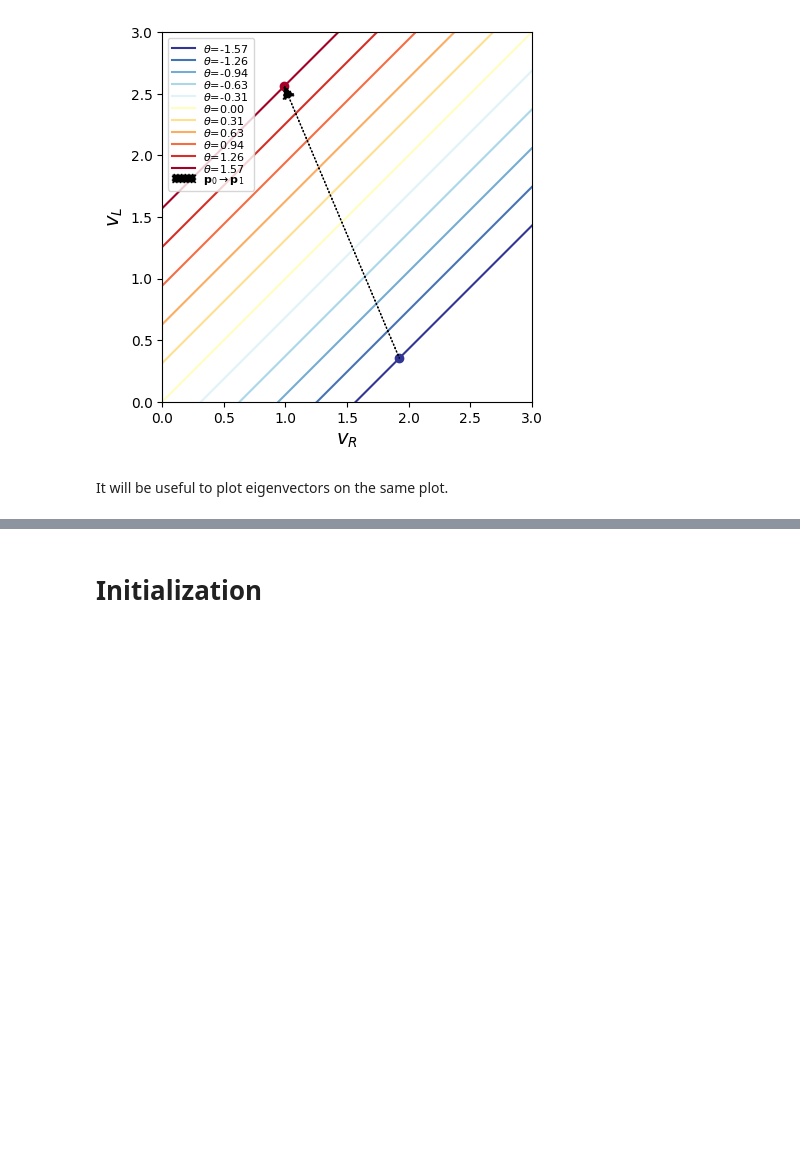
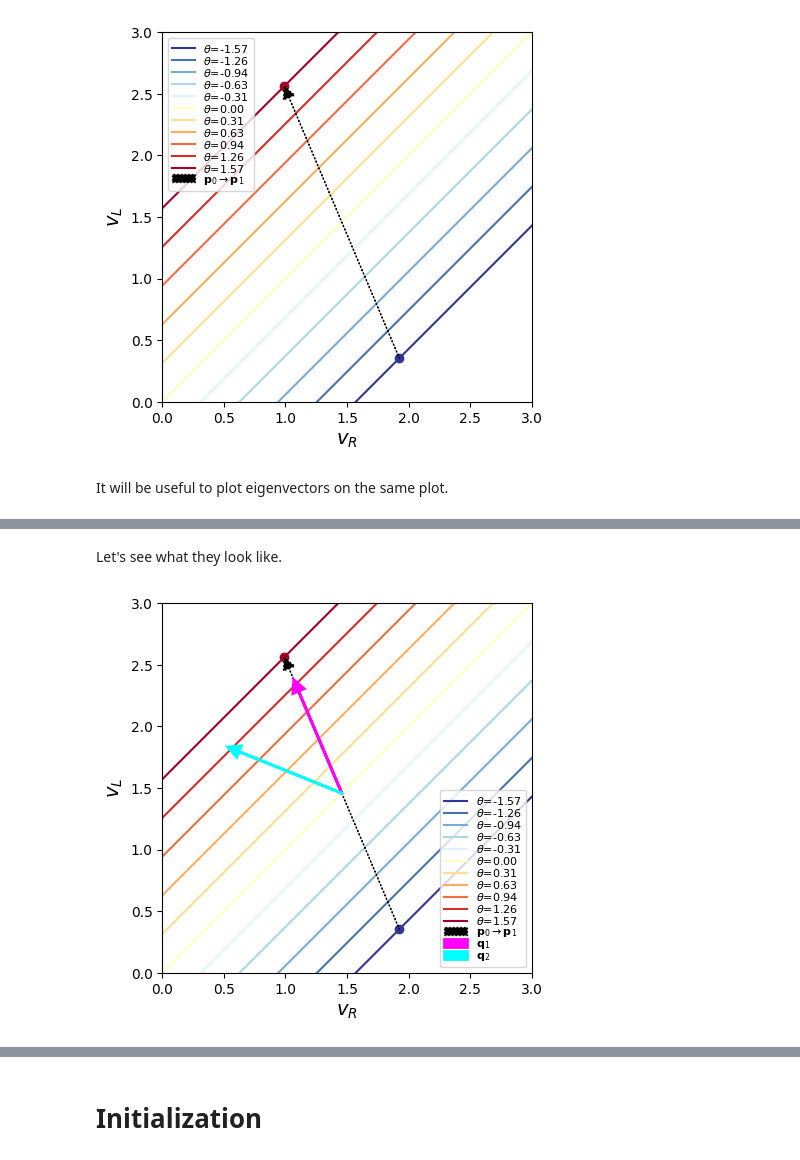
Before and after one commit to stootoon/how-brain-keeps-eyes-still, a Jupyter notebook: demo.ipynb, the cells around one changed output, grey strips where cells are left out. Saved outputs shown, nothing was run; the diff lists cells and outputs as text; code cells hidden in the pictures; blank space fills up the shorter version.

```diff
--- a/demo.ipynb
+++ b/demo.ipynb
@@ -43,7 +46,7 @@ p0, p1 = plot_sols()
 # %% [markdown]
 It will be useful to plot eigenvectors on the same plot.
 # %%
-def plot_eigs(p_cent, e1, e2):
-  arrow(p_cent[0], p_cent[1], e1[0], e1[1], head_width=0.1, head_length=0.1, fc='red', ec='red', length_includes_head=True, zorder=10, linestyle=":", label="$\\mathbf{q}_0$")
-  arrow(p_cent[0], p_cent[1], e2[0], e2[1], head_width=0.1, head_length=0.1, fc='green', ec='green', length_includes_head=True, zorder=10, linestyle=":", label="$\\mathbf{q}_1$")
+def plot_eigs(p_cent, e1, e2, cols = [cm.cool(1.), cm.cool(0.)], **kwargs):
+  arrow(p_cent[0], p_cent[1], e1[0], e1[1], head_width=0.1, head_length=0.1, fc=cols[0], ec=cols[0], length_includes_head=True, zorder=10, lw=2, label="$\\mathbf{q}_1$", **kwargs)
+  arrow(p_cent[0], p_cent[1], e2[0], e2[1], head_width=0.1, head_length=0.1, fc=cols[1], ec=cols[1], length_includes_head=True, zorder=10, lw=2, label="$\\mathbf{q}_2$", **kwargs)
   legend(labelspacing=0, fontsize=8)
@@ -49,0 +59,3 @@ def plot_eigs(p_cent, e1, e2):
+# %%
+q1 = (p1 - p0)/norm(p1-p0)
+la1 = 1
@@ -49,0 +65,14 @@ def plot_eigs(p_cent, e1, e2):
+# %%
+rot = rand()*pi - pi/2
+rot = pi/4
+R = array([[cos(rot), -sin(rot)], [sin(rot), cos(rot)]]) # Rotation matrix
+q2 = R @ e1
+la2 = 0.2
+# %% [markdown]
+Let's see what they look like.
+# %%
+p0, p1 = plot_sols()
+p_cent = (p0 + p1)/2
+plot_eigs(p_cent, q1, q2)
+# %% [output]
+[figure, added]
```
Also changed, not shown: parts of 12 cells of this notebook.
